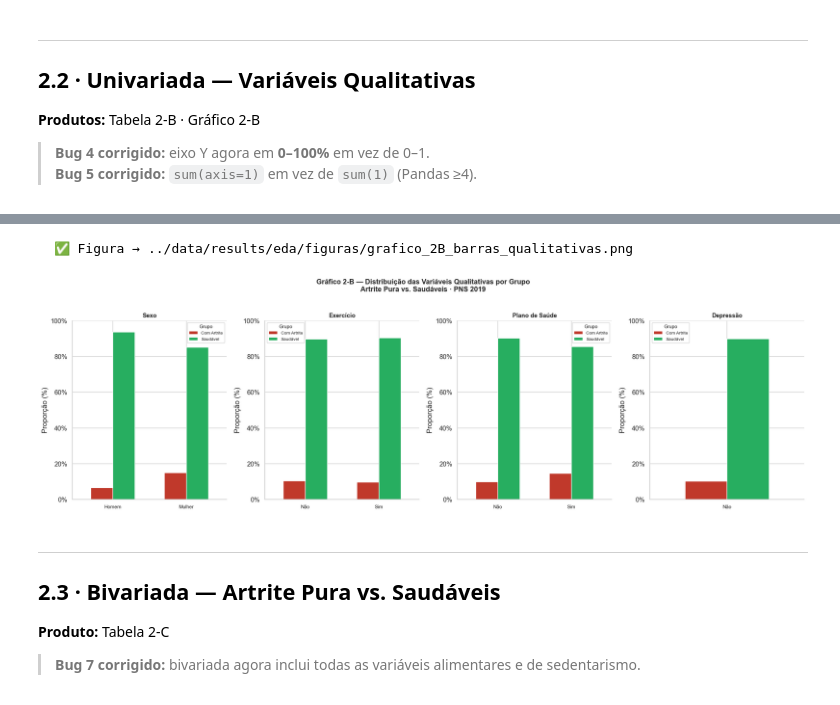
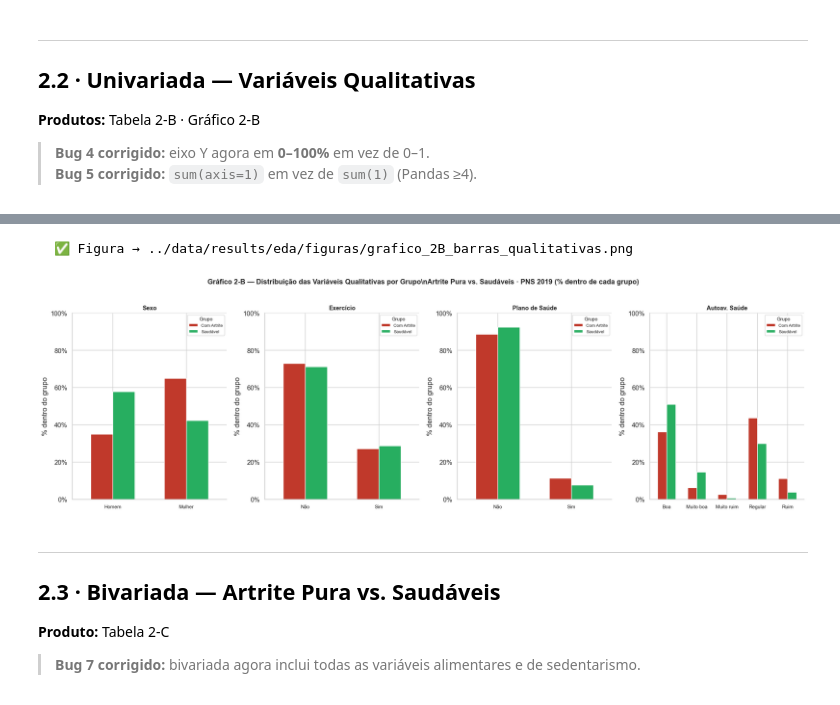
Before and after one commit to pedrinndias/Projeto-PNS-2019, a Jupyter notebook: notebooks/02_analise_exploratoria_bivariada.ipynb, the cells around one changed output, grey strips where cells are left out. Drawn from its saved outputs; the diff is of its cells as text; code cells hidden in the pictures.

```diff
--- a/notebooks/02_analise_exploratoria_bivariada.ipynb
+++ b/notebooks/02_analise_exploratoria_bivariada.ipynb
@@ -742,40 +969,43 @@ Praticou Exercício                                   Sim    Saudável 1248  28.
 # %%
 # ── Gráfico 2-B: barras agrupadas com eixo Y correto em % ────────────────
 # BUG 4 CORRIGIDO: multiplicado por 100 + PercentFormatter + ylim(0,100)
 # BUG 5 CORRIGIDO: sum(axis=1) em vez do sum(1) depreciado
-VARS_BAR = {'C006':'Sexo', 'P034':'Exercício', 'I00101':'Plano de Saúde', 'Q092':'Depressão'}
-MAP_BAR  = {'C006':MAP_SEXO, 'P034':MAP_SN, 'I00101':MAP_SN, 'Q092':MAP_SN}
+# CORREÇÃO BUG 14: Q092 removida de VARS_BAR (variável constante)
+# CORREÇÃO BUG 19: normalização agora por GRUPO (axis=1/sum(axis=0)), não por categoria
+VARS_BAR = {'C006':'Sexo', 'P034':'Exercício', 'I00101':'Plano de Saúde', 'N001':'Autoav. Saúde'}  # Variáveis para visualizar em barras
+MAP_BAR  = {'C006':MAP_SEXO, 'P034':MAP_SN, 'I00101':MAP_SN, 'N001':MAP_N001}  # Mapas de códigos para cada variável
 
-fig, axes = plt.subplots(1, len(VARS_BAR), figsize=(5*len(VARS_BAR), 6))
+fig, axes = plt.subplots(1, len(VARS_BAR), figsize=(5*len(VARS_BAR), 6))  # Cria subplots (1 linha, múltiplas colunas)
 
-for ax, (col, label) in zip(axes, VARS_BAR.items()):
-    df_tmp      = df_biv[['Classe', col]].copy()
-    df_tmp[col] = (df_tmp[col].astype(str).str.strip()
-                              .map(MAP_BAR.get(col, {})).fillna(df_tmp[col]))
-    tabela     = pd.crosstab(df_tmp[col], df_tmp['Classe'])
-    # BUG 4+5 CORRIGIDO: axis=1 e * 100
-    tabela_pct = tabela.div(tabela.sum(axis=1), axis=0) * 100
+for ax, (col, label) in zip(axes, VARS_BAR.items()):  # Para cada variável
+    df_tmp      = df_biv[['Classe', col]].copy()  # Cria cópia com apenas Classe e coluna
+    df_tmp[col] = (df_tmp[col].astype(str).str.strip()  # Converte para string e remove espaços
+                              .map(MAP_BAR.get(col, {})).fillna(df_tmp[col]))  # Aplica mapeamento (código→texto)
+    tabela     = pd.crosstab(df_tmp[col], df_tmp['Classe'])  # Tabela de contingência: categorias vs grupos
+    # CORREÇÃO BUG 19: normalizar por GRUPO (coluna), não por categoria (linha)
+    # tabela.sum(axis=0) = total de cada grupo; axis=1 divide cada coluna pelo seu total
+    tabela_pct = tabela.div(tabela.sum(axis=0), axis=1) * 100  # Normaliza cada coluna para 100% e multiplica por 100
 
-    tabela_pct.plot(kind='bar', ax=ax,
-                   color=[COR_ARTRITE, COR_SAUDAVEL],
-                   width=0.6, edgecolor='white', rot=0)
-    ax.set_title(label, fontsize=11, fontweight='bold')
-    ax.set_xlabel('')
-    ax.set_ylabel('Proporção (%)')
-    ax.set_ylim(0, 100)
-    ax.yaxis.set_major_formatter(mticker.PercentFormatter(decimals=0))
-    ax.legend(title='Grupo', fontsize=8, title_fontsize=9)
-    ax.tick_params(axis='x', labelsize=9)
+    tabela_pct.plot(kind='bar', ax=ax,  # Cria gráfico de barras
+                   color=[COR_ARTRITE, COR_SAUDAVEL],  # Cores para Artrite e Saudável
+                   width=0.6, edgecolor='white', rot=0)  # Dimensões e rotação
+    ax.set_title(label, fontsize=11, fontweight='bold')  # Título do subplot
+    ax.set_xlabel('')  # Sem rótulo X
+    ax.set_ylabel('% dentro do grupo')  # Rótulo Y
+    ax.set_ylim(0, 100)  # Limita Y de 0 a 100%
+    ax.yaxis.set_major_formatter(mticker.PercentFormatter(decimals=0))  # Formata Y como percentagem
+    ax.legend(title='Grupo', fontsize=8, title_fontsize=9)  # Legenda
+    ax.tick_params(axis='x', labelsize=9)  # Tamanho de fonte do eixo X
 
-fig.suptitle('Gráfico 2-B — Distribuição das Variáveis Qualitativas por Grupo\n'
-             'Artrite Pura vs. Saudáveis · PNS 2019',
-             fontsize=13, fontweight='bold', y=1.02)
-plt.tight_layout()
-salvar_fig('grafico_2B_barras_qualitativas.png')
-plt.show()
+fig.suptitle('Gráfico 2-B — Distribuição das Variáveis Qualitativas por Grupo\\n'  # Título
+             'Artrite Pura vs. Saudáveis · PNS 2019 (% dentro de cada grupo)',  # Subtítulo
+             fontsize=13, fontweight='bold', y=1.02)  # Formatação
+plt.tight_layout()  # Ajusta espaçamento automaticamente
+salvar_fig('grafico_2B_barras_qualitativas.png')  # Salva figura
+plt.show()  # Mostra figura
 # %% [output]
   ✅ Figura → ../data/results/eda/figuras/grafico_2B_barras_qualitativas.png
-[figure, old version]
+[figure, new version]
 # %% [markdown]
 ---
 ## 2.3 · Bivariada — Artrite Pura vs. Saudáveis
```
Also changed, not shown: parts of 13 cells of this notebook, 10 other files.
